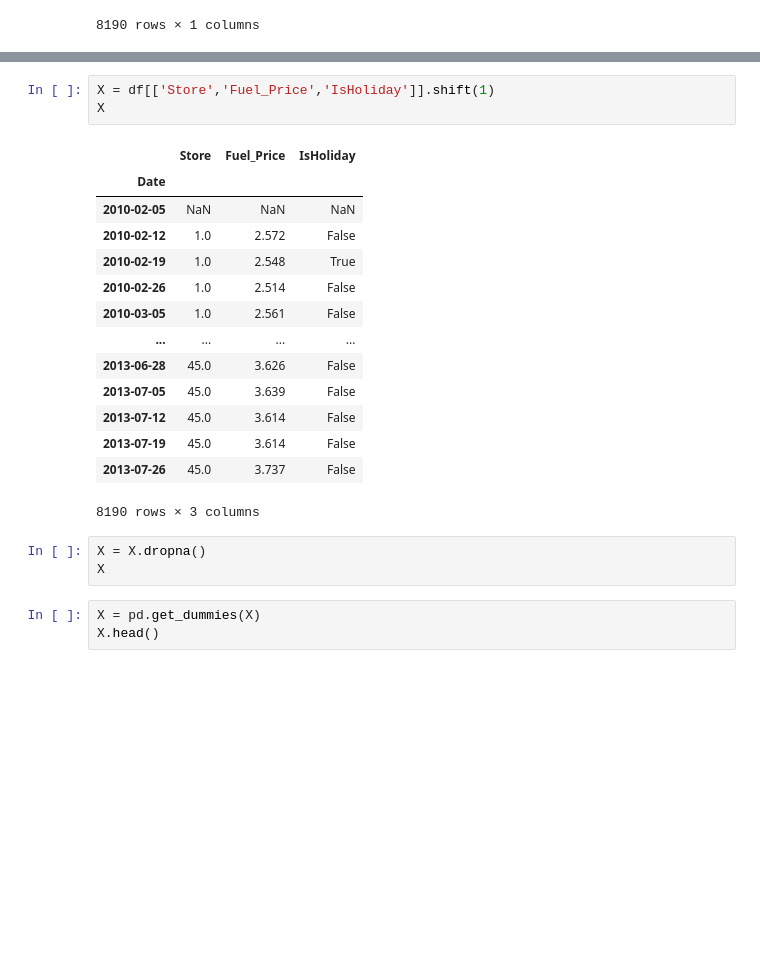
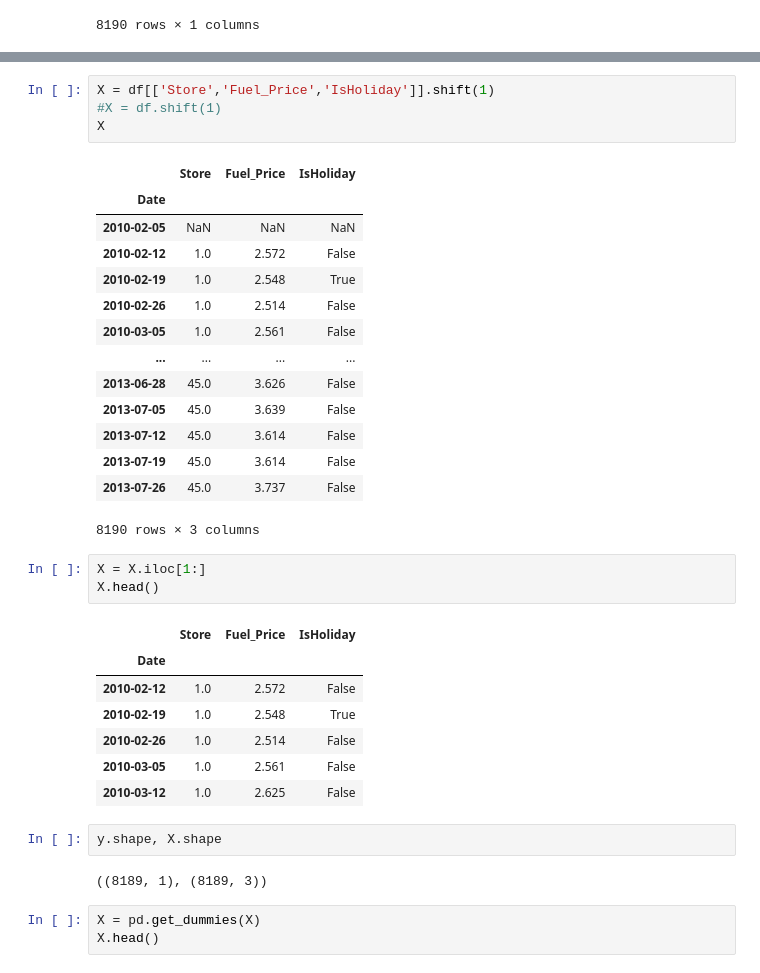
Before and after one commit to robsonbfreitas/br-python-challenges, a Jupyter notebook: TrabalhoFinal.ipynb, the cells around one changed output, grey strips where cells are left out. Cells and saved outputs as stored; diff of their text form; blank space fills up the shorter version.

```diff
--- a/TrabalhoFinal.ipynb
+++ b/TrabalhoFinal.ipynb
@@ -59,5 +70,6 @@ y
 # %%
 X = df[['Store','Fuel_Price','IsHoliday']].shift(1)
+#X = df.shift(1)
 X
 # %% [output]
 |  | Store | Fuel_Price | IsHoliday |
@@ -75,8 +87,20 @@ X
 | 2013-07-26 | 45.0 | 3.737 | False |
 8190 rows × 3 columns
 # %%
-X = X.dropna()
-X
+X = X.iloc[1:]
+X.head()
+# %% [output]
+|  | Store | Fuel_Price | IsHoliday |
+| Date |  |  |  |
+| 2010-02-12 | 1.0 | 2.572 | False |
+| 2010-02-19 | 1.0 | 2.548 | True |
+| 2010-02-26 | 1.0 | 2.514 | False |
+| 2010-03-05 | 1.0 | 2.561 | False |
+| 2010-03-12 | 1.0 | 2.625 | False |
+# %%
+y.shape, X.shape
+# %% [output]
+((8189, 1), (8189, 3))
 # %%
 X = pd.get_dummies(X)
 X.head()
```
Also changed, not shown: parts of 6 cells of this notebook.
